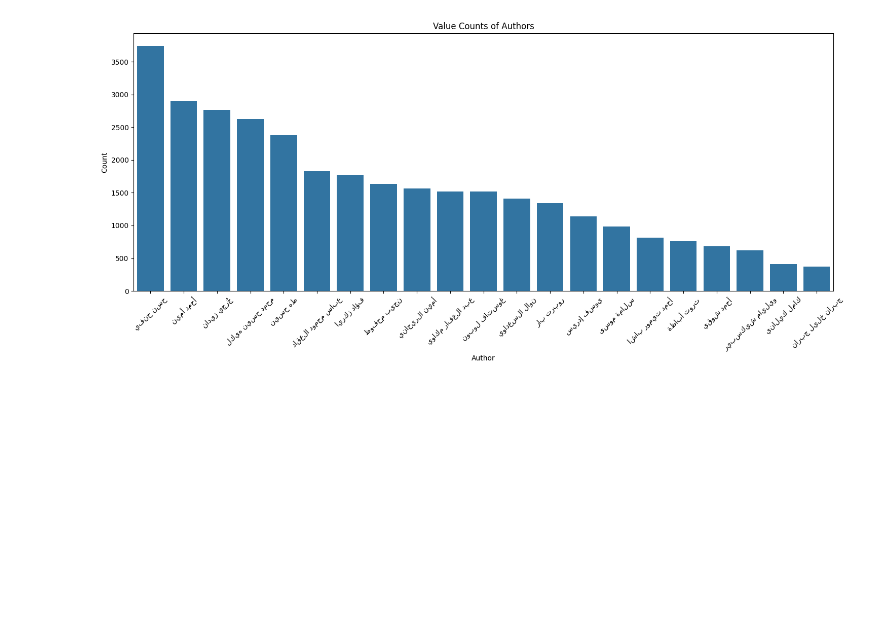
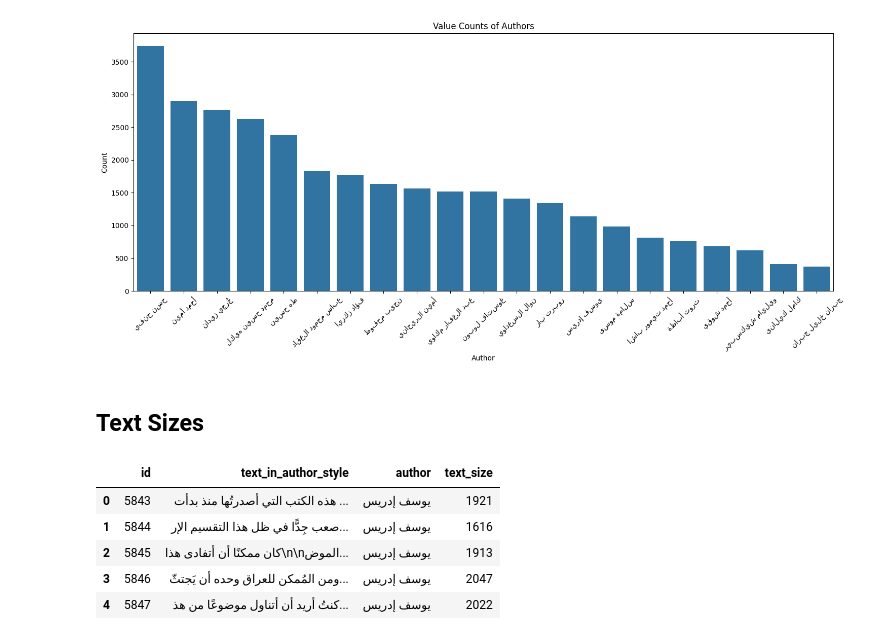
Before and after one commit to MuhammadHelmyOmar/Authorship-Identification, a Jupyter notebook: data_discovery.ipynb, the cells around one changed output. Drawn from its saved outputs; the diff is of its cells as text; code cells hidden in the pictures; blank space fills up the shorter version.

```diff
--- a/data_discovery.ipynb
+++ b/data_discovery.ipynb
@@ -120,3 +122,15 @@ plt.tight_layout()
 plt.show()
 # %% [output]
 [figure]
+# %% [markdown]
+## Text Sizes
+# %%
+train_data['text_size'] = train_data['text_in_author_style'].apply(len)
+train_data.head()
+# %% [output]
+|  | id | text_in_author_style | author | text_size |
+| 0 | 5843 | هذه الكتب التي أصدرتُها منذ بدأت ... | يوسف إدريس | 1921 |
+| 1 | 5844 | صعب جِدًّا في ظل هذا التقسيم الإر... | يوسف إدريس | 1616 |
+| 2 | 5845 | كان ممكنًا أن أتفادى هذا\n\nالموض... | يوسف إدريس | 1913 |
+| 3 | 5846 | ومن المُمكن للعراق وحده أن يَجتثّ... | يوسف إدريس | 2047 |
+| 4 | 5847 | كنتُ أريد أن أتناول موضوعًا من هذ... | يوسف إدريس | 2022 |
```
Also changed, not shown: parts of 17 cells of this notebook.
